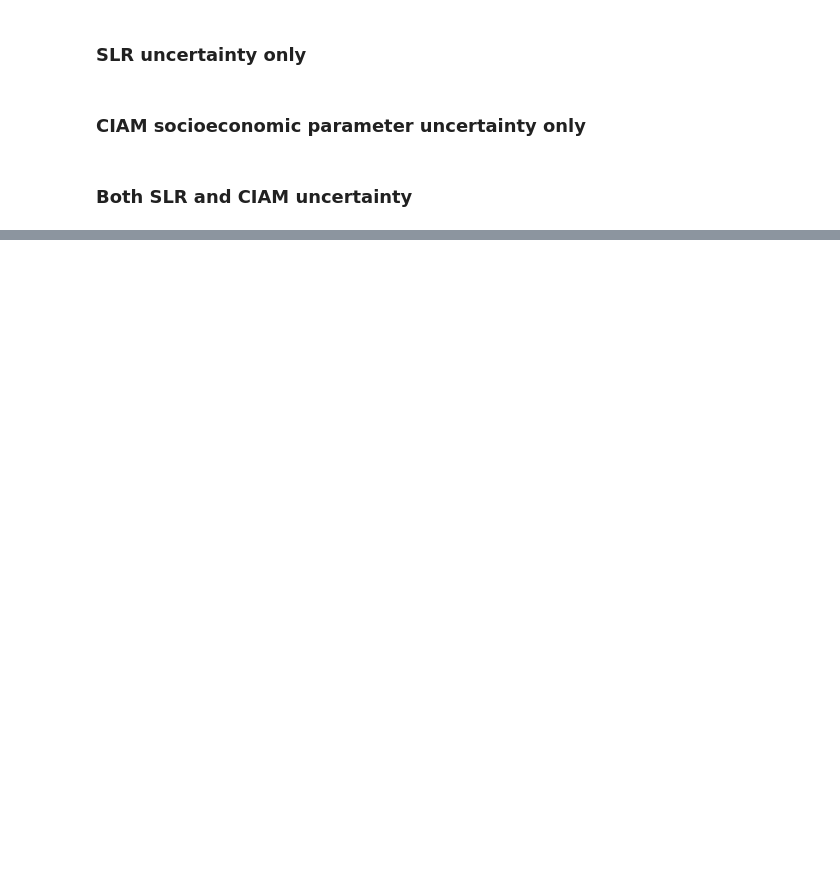
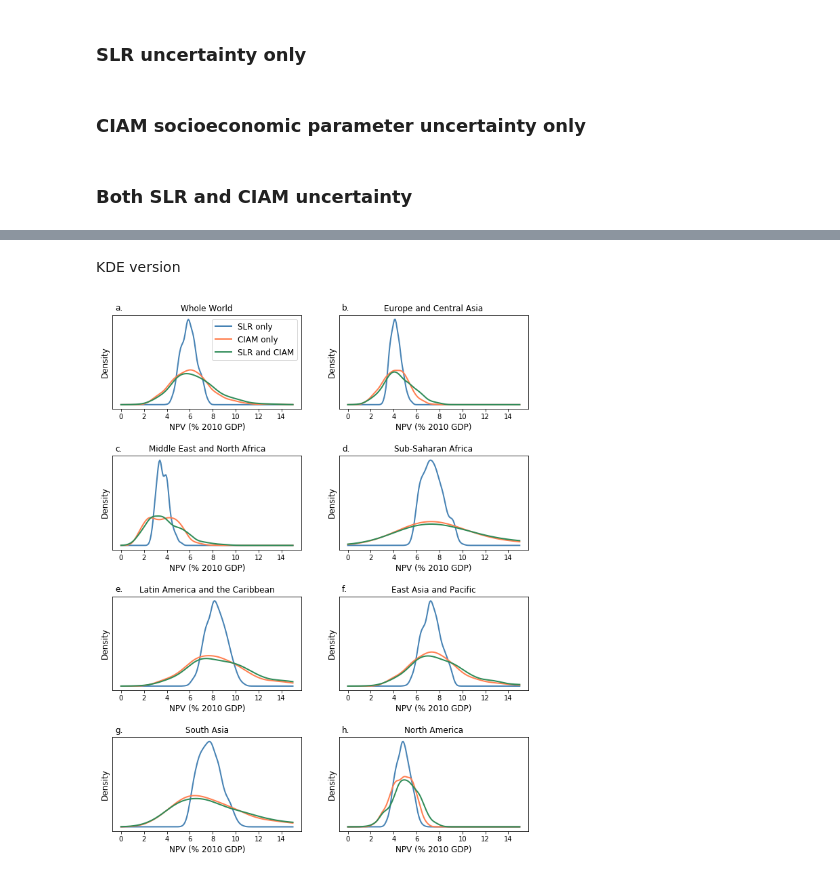
Before and after one commit to raddleverse/CIAM_uncertainty_propagation, a Jupyter notebook: plotsAndAnalysis_uncertaintyPropagation.ipynb, the cells around one changed output, grey strips where cells are left out. Drawn from its saved outputs; the diff is of its cells as text; code cells hidden in the pictures; blank space fills up the shorter version.

```diff
--- a/plotsAndAnalysis_uncertaintyPropagation.ipynb
+++ b/plotsAndAnalysis_uncertaintyPropagation.ipynb
@@ -105,0 +118,4 @@ print("{:0.1f} {:0.1f} {:0.1f}".format(float(df0_05["npv"]), float(df0_50["npv"]
+# %%
+dfGP["gdp"] = dfGP["gdp_per_capita"]*dfGP["pop"]*1e6/1e9
+# 1e6 since population is in units of millions
+# and /1e9 to get in units of billions US$2010
@@ -105,0 +126,6 @@ print("{:0.1f} {:0.1f} {:0.1f}".format(float(df0_05["npv"]), float(df0_50["npv"]
+# %%
+wbsegs = pd.read_csv("segments_regions_WB.csv")
+rgn_gdp = {}
+for rgn in regions:
+    rgns_this_rgn = wbsegs.loc[wbsegs["global region"]==rgn, "regions"].unique()
+    rgn_gdp[rgn] = dfGP.loc[dfGP["rgn"].isin(rgns_this_rgn),"gdp"].sum()
@@ -105,0 +138,5 @@ print("{:0.1f} {:0.1f} {:0.1f}".format(float(df0_05["npv"]), float(df0_50["npv"]
+# %%
+for rgn in regions:
+    dfS["npv/gpd "+rgn] = 100*dfS[rgn]/rgn_gdp[rgn]
+    dfC["npv/gpd "+rgn] = 100*dfC[rgn]/rgn_gdp[rgn]
+    dfSC["npv/gpd "+rgn] = 100*dfSC[rgn]/rgn_gdp[rgn]
@@ -105,0 +145,4 @@ print("{:0.1f} {:0.1f} {:0.1f}".format(float(df0_05["npv"]), float(df0_50["npv"]
+# %%
+dfS["npv/gpd"] = 100*dfS["npv"]/np.sum(list(rgn_gdp.values()))
+dfC["npv/gpd"] = 100*dfC["npv"]/np.sum(list(rgn_gdp.values()))
+dfSC["npv/gpd"] = 100*dfSC["npv"]/np.sum(list(rgn_gdp.values()))
@@ -105,0 +155,2 @@ print("{:0.1f} {:0.1f} {:0.1f}".format(float(df0_05["npv"]), float(df0_50["npv"]
+# %% [markdown]
+KDE version
@@ -105,0 +178,47 @@ print("{:0.1f} {:0.1f} {:0.1f}".format(float(df0_05["npv"]), float(df0_50["npv"]
+# %%
+# from above
+
+fig, ax = plt.subplots(4,2,figsize=(11,14))
+fig.subplots_adjust(hspace=.5)
+bins = range(0,20,1)
+panels = ["a.","b.","c.","d.","e.","f.","g.","h."]
+
+# whole world
+rgn = "World"
+pan = 0
+ax[0][0].plot(x, kde_plot["S"][rgn], linewidth=2, color="steelblue", label="SLR only")
+ax[0][0].plot(x, kde_plot["C"][rgn], linewidth=2, color="coral", label="CIAM only")
+ax[0][0].plot(x, kde_plot["SC"][rgn], linewidth=2, color="seagreen", label="SLR and CIAM")
+ax[0][0].set_xlabel("NPV (% 2010 GDP)", fontsize=12)
+ax[0][0].set_ylabel("Density", fontsize=12); ax[0][0].set_yticks([])
+ax[0][0].legend(fontsize=12, frameon=True)
+ax[0][0].set_title("Whole World")
+#ylims = ax[0][0].get_ylim(); top = ylims[1]+.05*(ylims[1]-ylims[0]); ax[0][0].text(-0.5,top,"a.", fontsize=12)
+ylims = ax[0][0].get_ylim(); top = ylims[1]*1.05; ax[0][0].text(-0.5,top, panels[pan], fontsize=12);
+
+# regions
+rgn = regions[0]
+pan += 1
+ax[0][1].plot(x, kde_plot["S"][rgn], linewidth=2, color="steelblue", label="SLR only")
+ax[0][1].plot(x, kde_plot["C"][rgn], linewidth=2, color="coral", label="CIAM only")
+ax[0][1].plot(x, kde_plot["SC"][rgn], linewidth=2, color="seagreen", label="SLR and CIAM")
+ax[0][1].set_xlabel("NPV (% 2010 GDP)", fontsize=12)
+ax[0][1].set_ylabel("Density", fontsize=12); ax[0][1].set_yticks([])
+ax[0][1].set_title(rgn)
+ylims = ax[0][1].get_ylim(); top = ylims[1]*1.05; ax[0][1].text(-0.5,top, panels[pan], fontsize=12);
+
+ir = 1
+for row in range(1,4):
+    for col in range(2):
+        rgn = regions[ir]
+        ir += 1
+        pan += 1
+        ax[row][col].plot(x, kde_plot["S"][rgn], linewidth=2, color="steelblue", label="SLR only")
+        ax[row][col].plot(x, kde_plot["C"][rgn], linewidth=2, color="coral", label="CIAM only")
+        ax[row][col].plot(x, kde_plot["SC"][rgn], linewidth=2, color="seagreen", label="SLR and CIAM")
+        ax[row][col].set_xlabel("NPV (% 2010 GDP)", fontsize=12)
+        ax[row][col].set_ylabel("Density", fontsize=12); ax[row][col].set_yticks([])
+        ax[row][col].set_title(rgn)
+        ylims = ax[row][col].get_ylim(); top = ylims[1]*1.05; ax[row][col].text(-0.5,top, panels[pan], fontsize=12);
+# %% [output]
+[figure, added]
```
Also changed, not shown: parts of 32 cells of this notebook, 2 other files.
